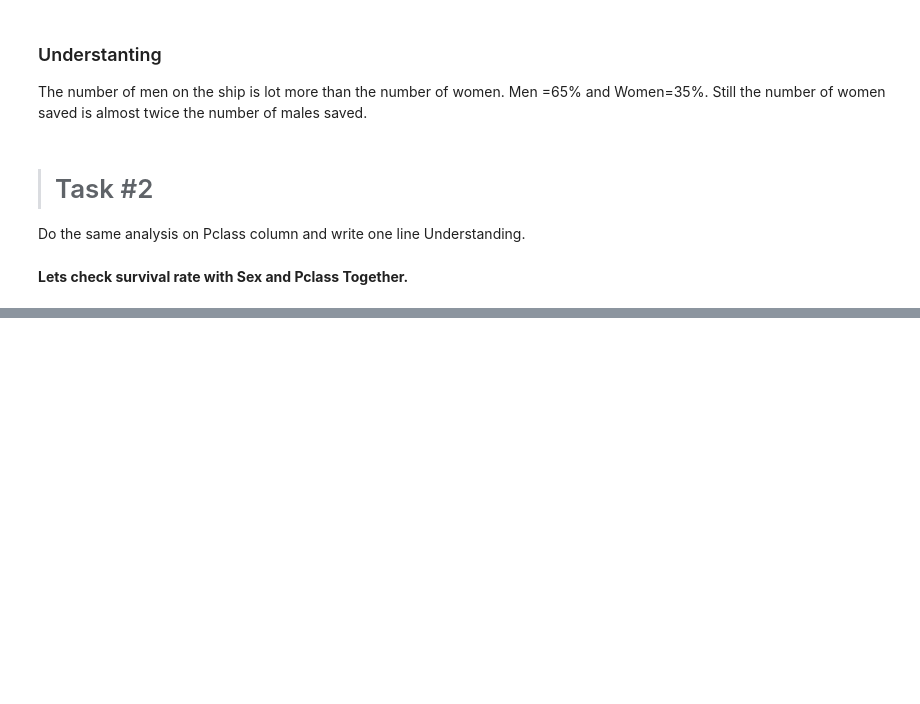
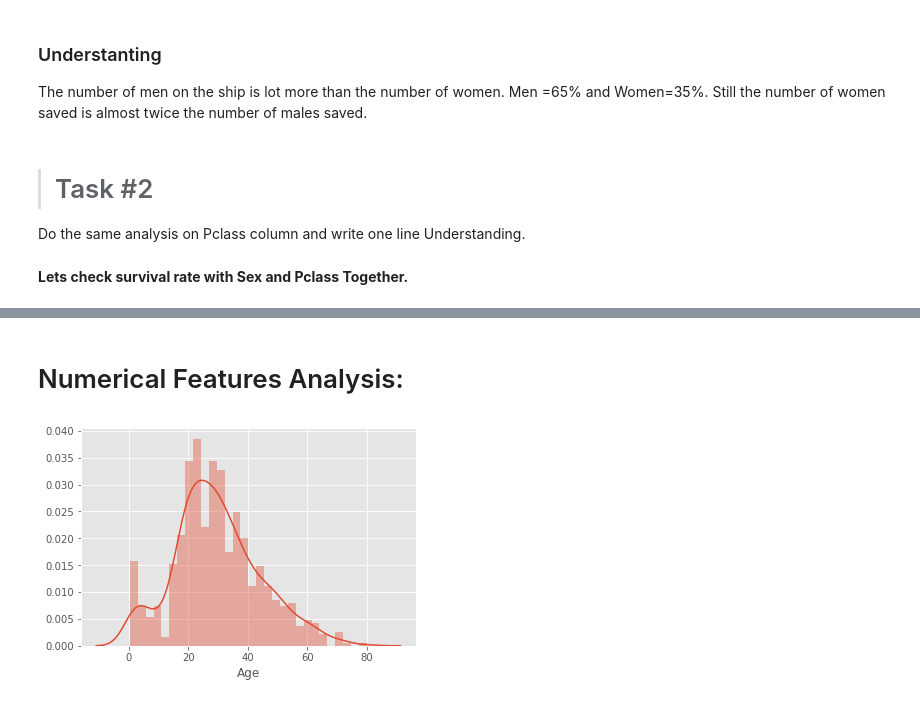
Before and after one commit to Towhid1/genex_AI_course, a Jupyter notebook: day8/Exploratory Data Analysis (EDA).ipynb, the cells around one changed output, grey strips where cells are left out. Drawn from its saved outputs; the diff is of its cells as text; code cells hidden in the pictures; blank space fills up the shorter version.

```diff
--- a/day8/Exploratory Data Analysis (EDA).ipynb
+++ b/day8/Exploratory Data Analysis (EDA).ipynb
@@ -214,0 +248,8 @@ Do the CrossTab and FactorPlot for Sex and Embarked columns (with unserstanding)
+# %% [markdown]
+# Numerical Features Analysis:
+# %%
+sns.distplot(data['Age'],bins=30)
+# sns.distplot(data['Age'],bins=30, kde=False)
+plt.show()
+# %% [output]
+[figure, added]
```
Also changed, not shown: parts of 22 cells of this notebook.
